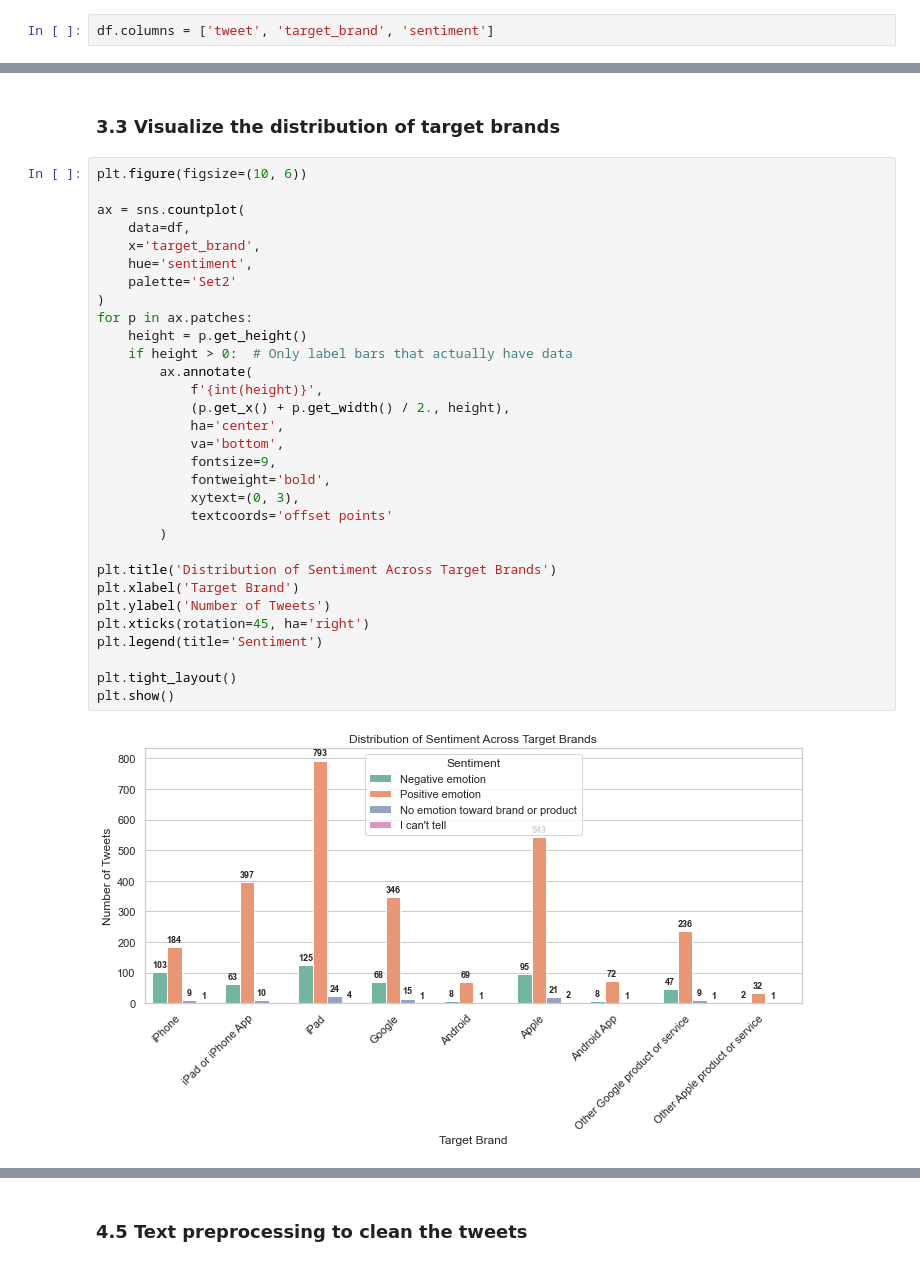
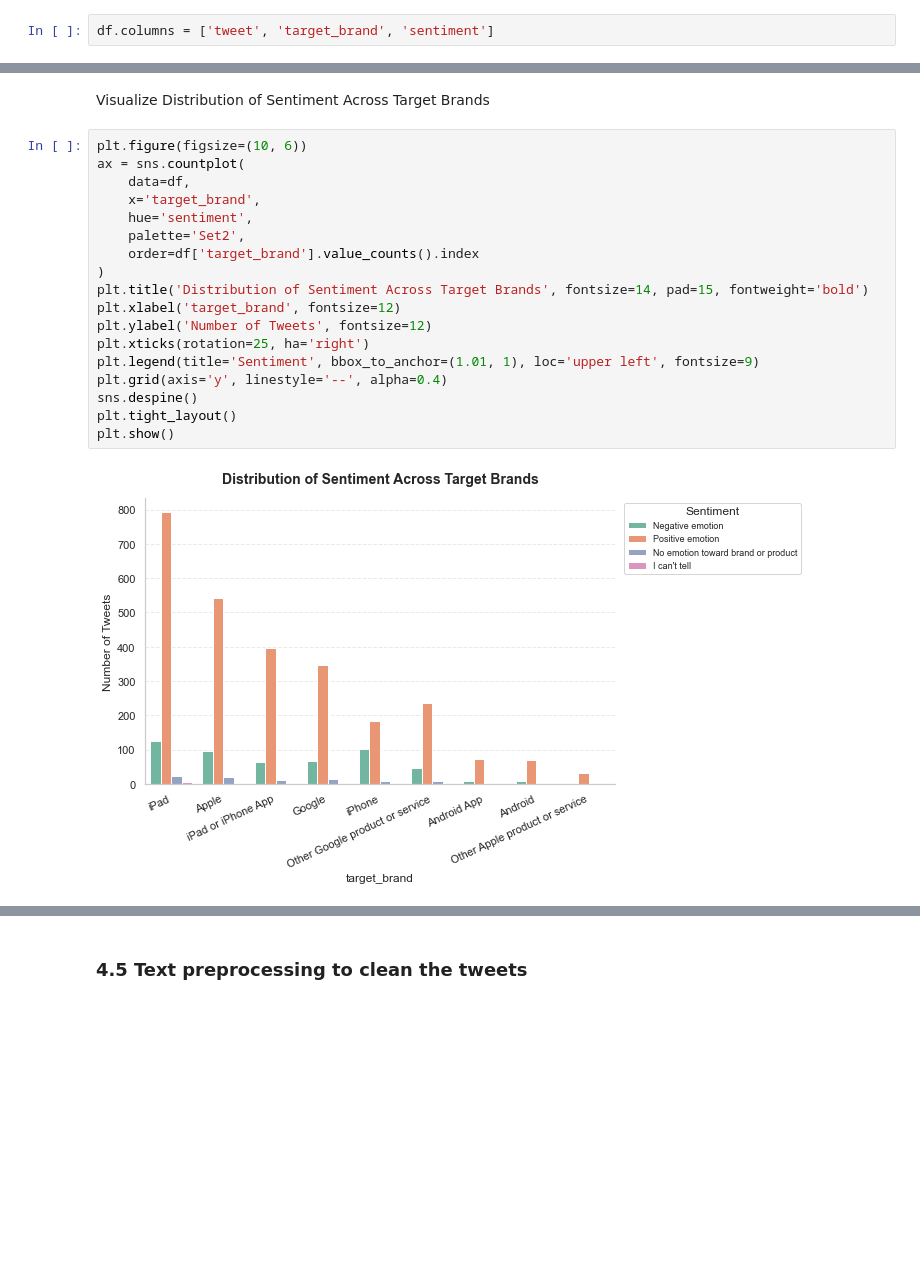
Before and after one commit to Dortts/Twitter_Sentiment_Project, a Jupyter notebook: Twitter_Sentiment_Analysis.ipynb, the cells around one changed output, grey strips where cells are left out. Saved outputs shown, nothing was run; the diff lists cells and outputs as text; blank space fills up the shorter version.

```diff
--- a/Twitter_Sentiment_Analysis.ipynb
+++ b/Twitter_Sentiment_Analysis.ipynb
@@ -233,40 +242,27 @@ Android                             78
 Other Apple product or service      35
 Name: target_brand, dtype: int64
 # %% [markdown]
-### 3.3 Visualize the distribution of target brands
+Visualize Distribution of Sentiment Across Target Brands
 # %%
 plt.figure(figsize=(10, 6))
-
 ax = sns.countplot(
     data=df,
     x='target_brand',
     hue='sentiment',
-    palette='Set2'
+    palette='Set2',
+    order=df['target_brand'].value_counts().index
 )
-for p in ax.patches:
-    height = p.get_height()
-    if height > 0:  # Only label bars that actually have data
-        ax.annotate(
-            f'{int(height)}',
-            (p.get_x() + p.get_width() / 2., height),
-            ha='center',
-            va='bottom',
-            fontsize=9,
-            fontweight='bold',
-            xytext=(0, 3),
-            textcoords='offset points'
-        )
-
-plt.title('Distribution of Sentiment Across Target Brands')
-plt.xlabel('Target Brand')
-plt.ylabel('Number of Tweets')
-plt.xticks(rotation=45, ha='right')
-plt.legend(title='Sentiment')
-
+plt.title('Distribution of Sentiment Across Target Brands', fontsize=14, pad=15, fontweight='bold')
+plt.xlabel('target_brand', fontsize=12)
+plt.ylabel('Number of Tweets', fontsize=12)
+plt.xticks(rotation=25, ha='right')
+plt.legend(title='Sentiment', bbox_to_anchor=(1.01, 1), loc='upper left', fontsize=9)
+plt.grid(axis='y', linestyle='--', alpha=0.4)
+sns.despine()
 plt.tight_layout()
 plt.show()
 # %% [output]
-[figure, old version]
+[figure, new version]
 # %% [markdown]
 ### Key Insights
 
```
Also changed, not shown: parts of 81 cells of this notebook.
